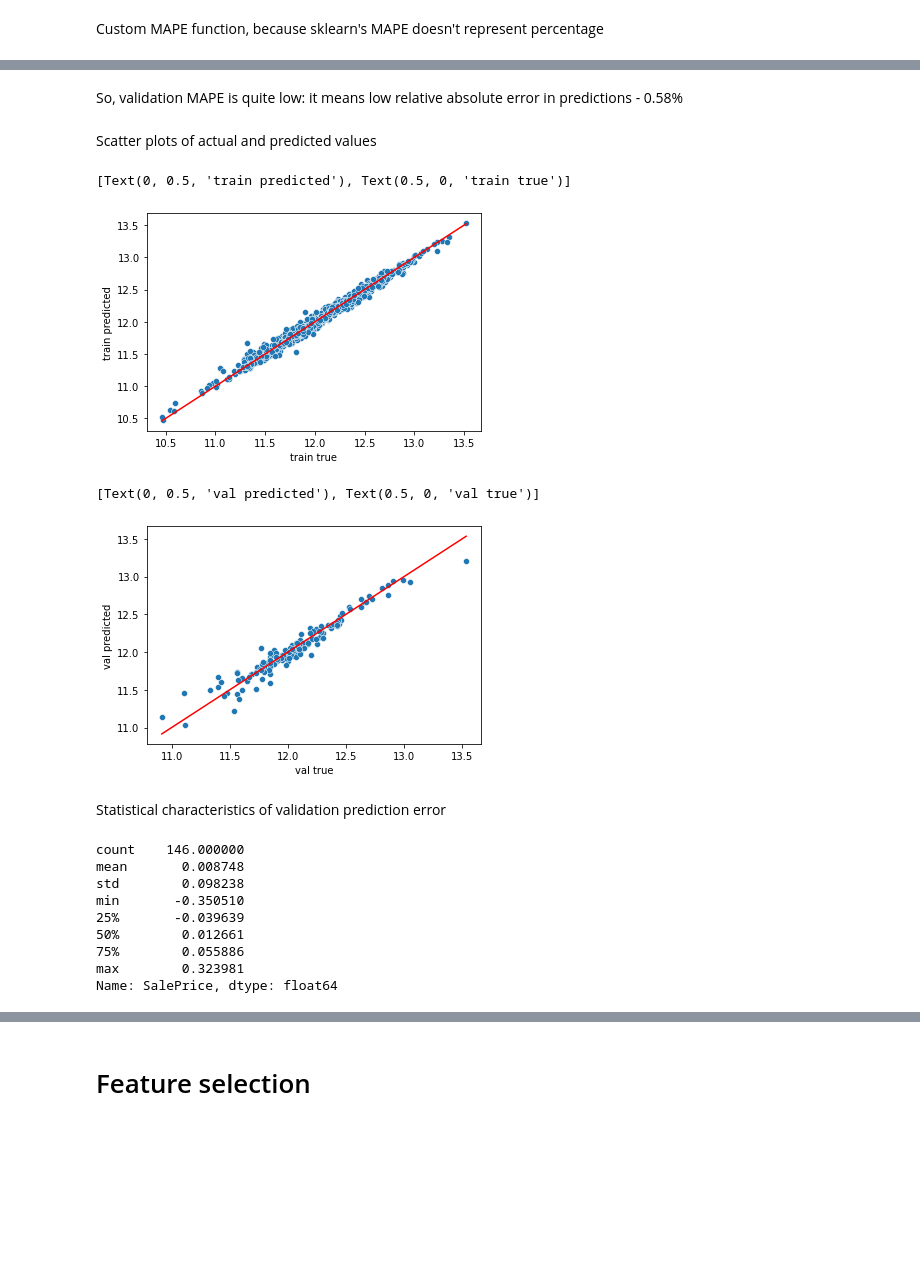
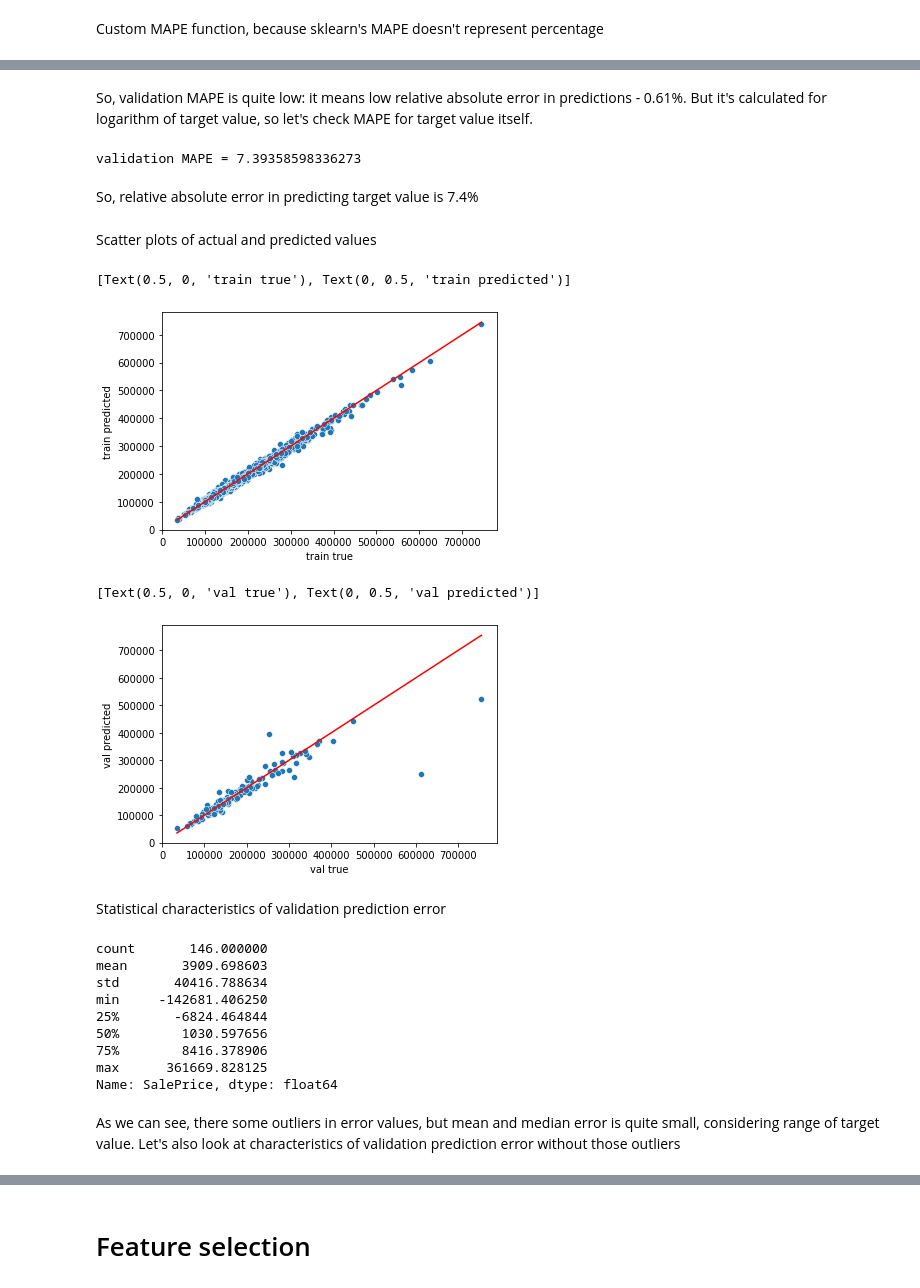
Before and after one commit to Yalikesifulei/real_estate_prices_prediction, a Jupyter notebook: main.ipynb, the cells around one changed output, grey strips where cells are left out. Cells and saved outputs as stored; diff of their text form; code cells hidden in the pictures; blank space fills up the shorter version.

```diff
--- a/main.ipynb
+++ b/main.ipynb
@@ -269,32 +281,40 @@ validation MAPE = 0.5872486215391557
 # %% [markdown]
-So, validation MAPE is quite low: it means low relative absolute error in predictions - 0.58%
+So, validation MAPE is quite low: it means low relative absolute error in predictions - 0.61%. But it's calculated for logarithm of target value, so let's check MAPE for target value itself.
+# %%
+print('validation MAPE =', custom_mape(np.exp(y_val), np.exp(val_pred)))
+# %% [output]
+validation MAPE = 7.39358598336273
+# %% [markdown]
+So, relative absolute error in predicting target value is 7.4%
 # %% [markdown]
 Scatter plots of actual and predicted values
 # %%
-ax = sns.scatterplot(x=y_train, y=train_pred)
-sns.lineplot(x=y_train, y=y_train, color='red')
+ax = sns.scatterplot(x=np.exp(y_train), y=np.exp(train_pred))
+sns.lineplot(x=np.exp(y_train), y=np.exp(y_train), color='red')
 ax.set(xlabel='train true', ylabel='train predicted')
 # %% [output]
-[Text(0, 0.5, 'train predicted'), Text(0.5, 0, 'train true')]
+[Text(0.5, 0, 'train true'), Text(0, 0.5, 'train predicted')]
-[figure, old version]
+[figure, new version]
 # %%
-ax = sns.scatterplot(x=y_val, y=val_pred)
-sns.lineplot(x=y_val, y=y_val, color='red')
+ax = sns.scatterplot(x=np.exp(y_val), y=np.exp(val_pred))
+sns.lineplot(x=np.exp(y_val), y=np.exp(y_val), color='red')
 ax.set(xlabel='val true', ylabel='val predicted')
 # %% [output]
-[Text(0, 0.5, 'val predicted'), Text(0.5, 0, 'val true')]
+[Text(0.5, 0, 'val true'), Text(0, 0.5, 'val predicted')]
-[figure, old version]
+[figure, new version]
 # %% [markdown]
 Statistical characteristics of validation prediction error
 # %%
-(y_val-val_pred).describe()
+(np.exp(y_val)-np.exp(val_pred)).describe()
 # %% [output]
-count    146.000000
-mean       0.008748
-std        0.098238
-min       -0.350510
-25%       -0.039639
-50%        0.012661
-75%        0.055886
-max        0.323981
+count       146.000000
+mean       3909.698603
+std       40416.788634
+min     -142681.406250
+25%       -6824.464844
+50%        1030.597656
+75%        8416.378906
+max      361669.828125
 Name: SalePrice, dtype: float64
+# %% [markdown]
+As we can see, there some outliers in error values, but mean and median error is quite small, considering range of target value. Let's also look at characteristics of validation prediction error without those outliers
```
Also changed, not shown: parts of 14 cells of this notebook, 2 other files.
